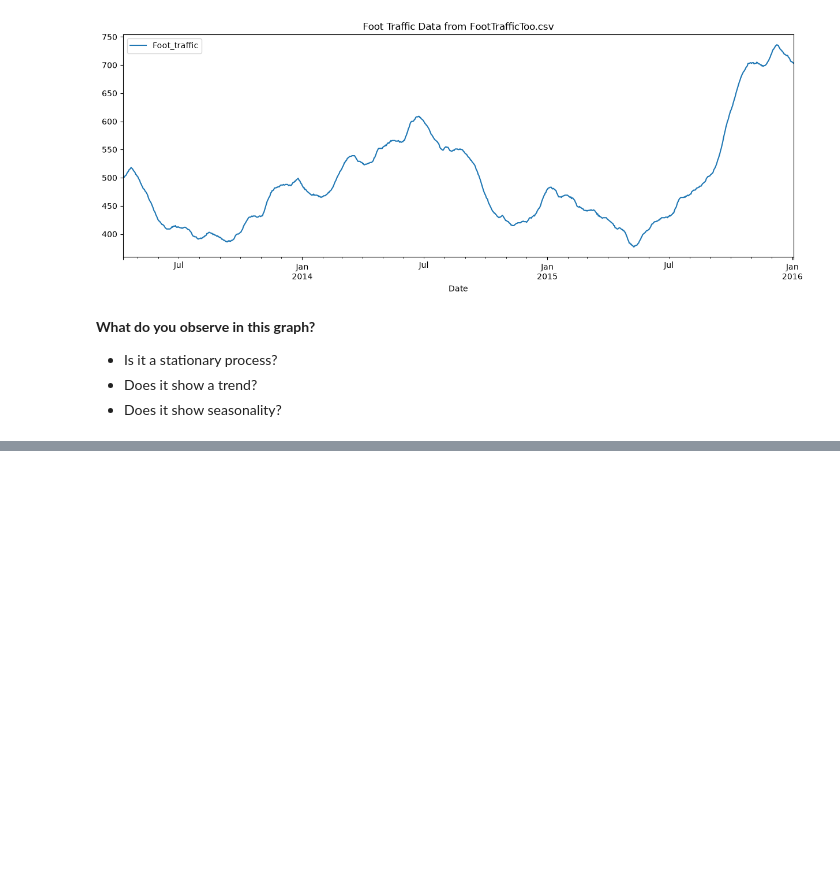
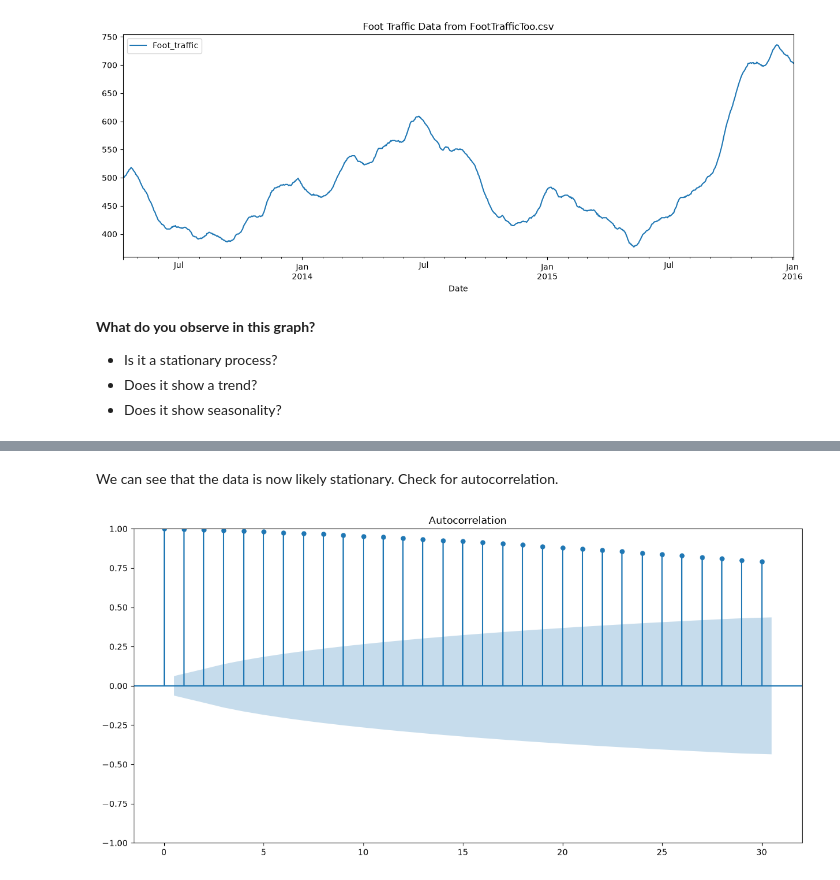
Before and after one commit to michaelhudson2205/INFO3022_Practicals, a Jupyter notebook: P4_1_Autoregressive.ipynb, the cells around one changed output, grey strips where cells are left out. Drawn from its saved outputs; the diff is of its cells as text; code cells hidden in the pictures; blank space fills up the shorter version.

```diff
--- a/P4_1_Autoregressive.ipynb
+++ b/P4_1_Autoregressive.ipynb
@@ -407,0 +452,14 @@ plt.show()
+# %% [markdown]
+We can see that the data is now likely stationary. Check for autocorrelation.
+# %%
+# The number of lags determines the range of values on the x-axis
+# Use the default lag
+fig = plot_acf(df2['Foot_traffic'])
+#fig = plot_acf(fdiff)
+
+# Change width and height
+fig.set_size_inches(12, 6)
+plt.tight_layout()
+plt.show()
+# %% [output]
+[figure, added]
```
Also changed, not shown: parts of 20 cells of this notebook.
